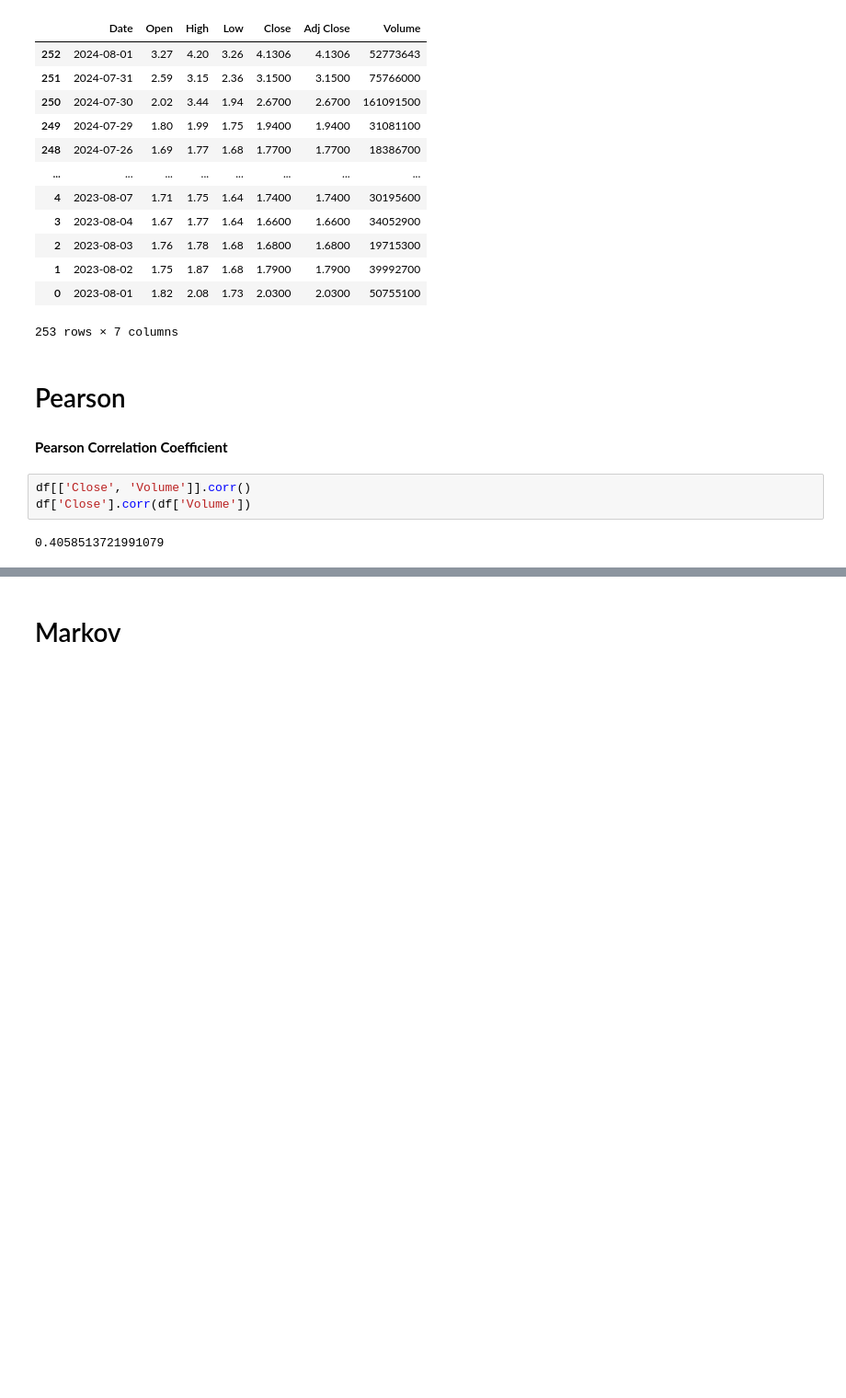
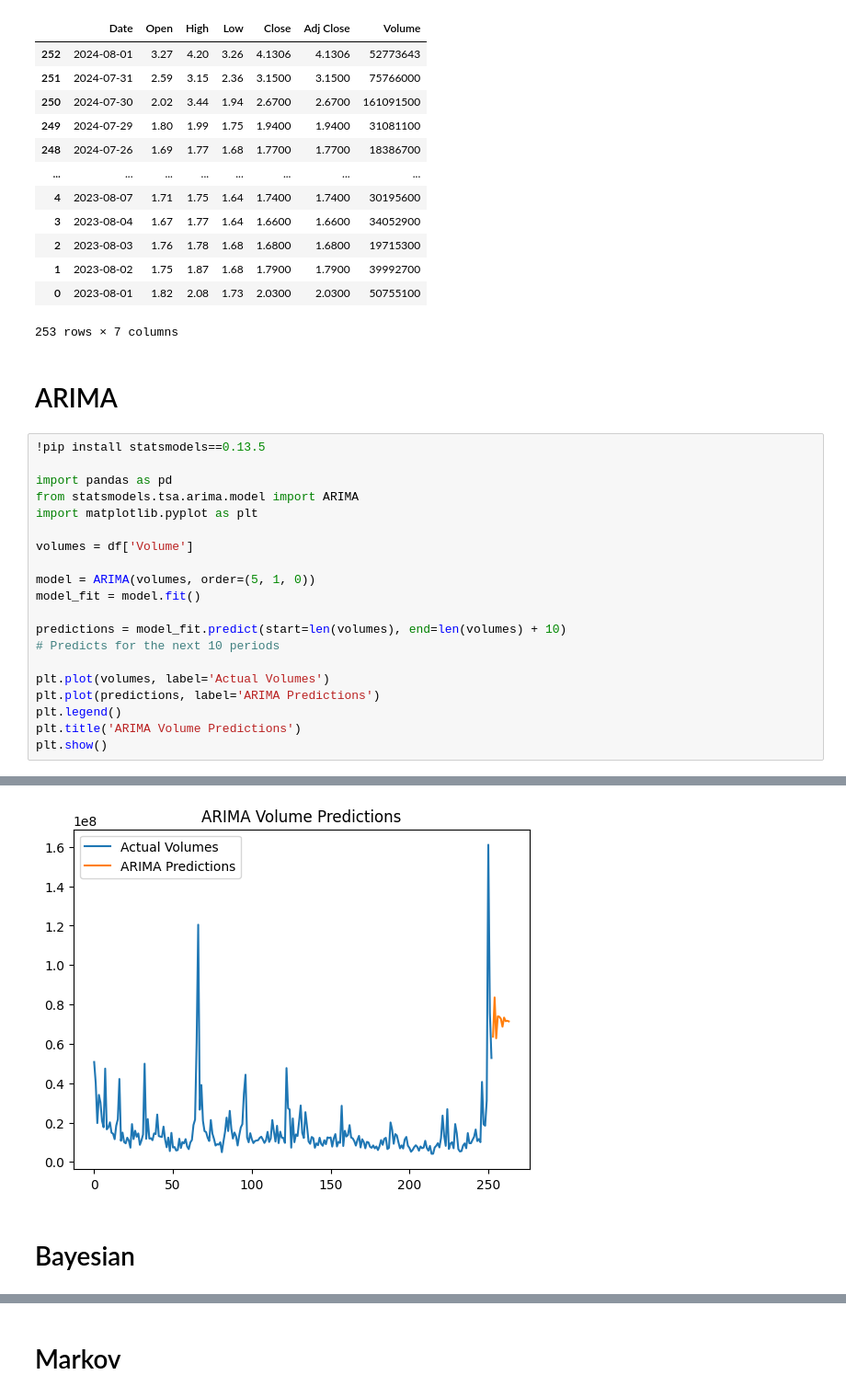
Before and after one commit to stefanciprian/rd, a Jupyter notebook: prices_and_volumes.ipynb, the cells around one changed output, grey strips where cells are left out. Shown at 92% size. Cells and saved outputs as stored; diff of their text form; blank space fills up the shorter version.

Commit message:
Added ARIMA

```diff
--- a/prices_and_volumes.ipynb
+++ b/prices_and_volumes.ipynb
@@ -21,11 +21,25 @@ df.sort_index(ascending=False)
 | 0 | 2023-08-01 | 1.82 | 2.08 | 1.73 | 2.0300 | 2.0300 | 50755100 |
 253 rows × 7 columns
 # %% [markdown]
-# Pearson
+# ARIMA
-# %% [markdown]
-**Pearson Correlation Coefficient**
-# %%
-df[['Close', 'Volume']].corr()
-df['Close'].corr(df['Volume'])
-# %% [output]
-0.4058513721991079
+# %%
+!pip install statsmodels==0.13.5
+
+import pandas as pd
+from statsmodels.tsa.arima.model import ARIMA
+import matplotlib.pyplot as plt
+
+volumes = df['Volume']
+
+model = ARIMA(volumes, order=(5, 1, 0))
+model_fit = model.fit()
+
+predictions = model_fit.predict(start=len(volumes), end=len(volumes) + 10)
+# Predicts for the next 10 periods
+
+plt.plot(volumes, label='Actual Volumes')
+plt.plot(predictions, label='ARIMA Predictions')
+plt.legend()
+plt.title('ARIMA Volume Predictions')
+plt.show()
+# %% [output]
@@ -31,0 +66,3 @@ df['Close'].corr(df['Volume'])
+[figure, added]
+# %% [markdown]
+# Bayesian
```
Also changed, not shown: parts of 8 cells of this notebook.
